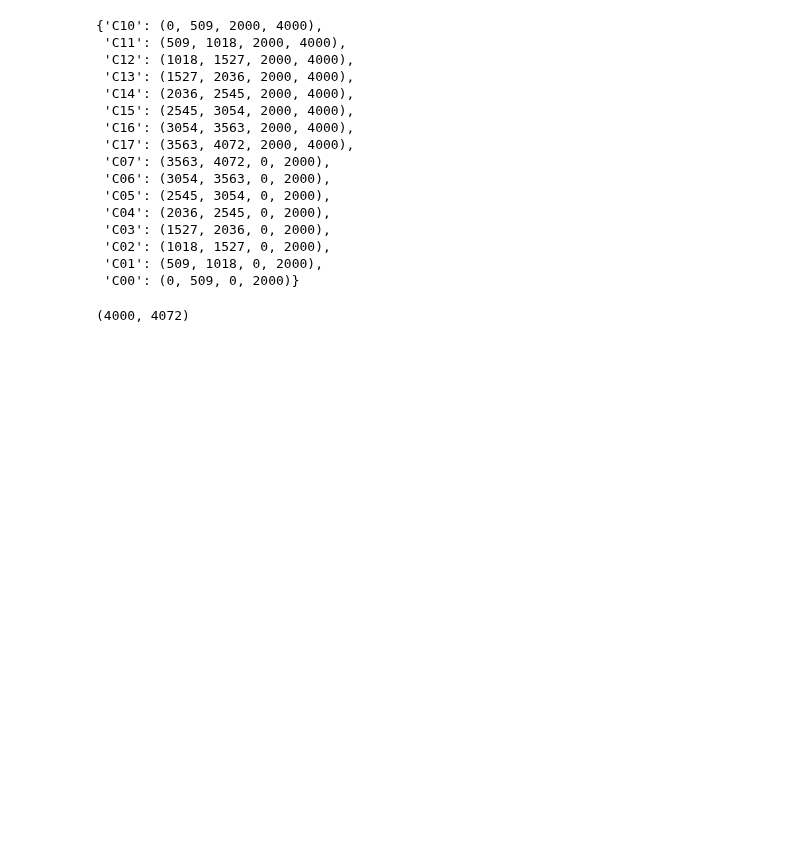
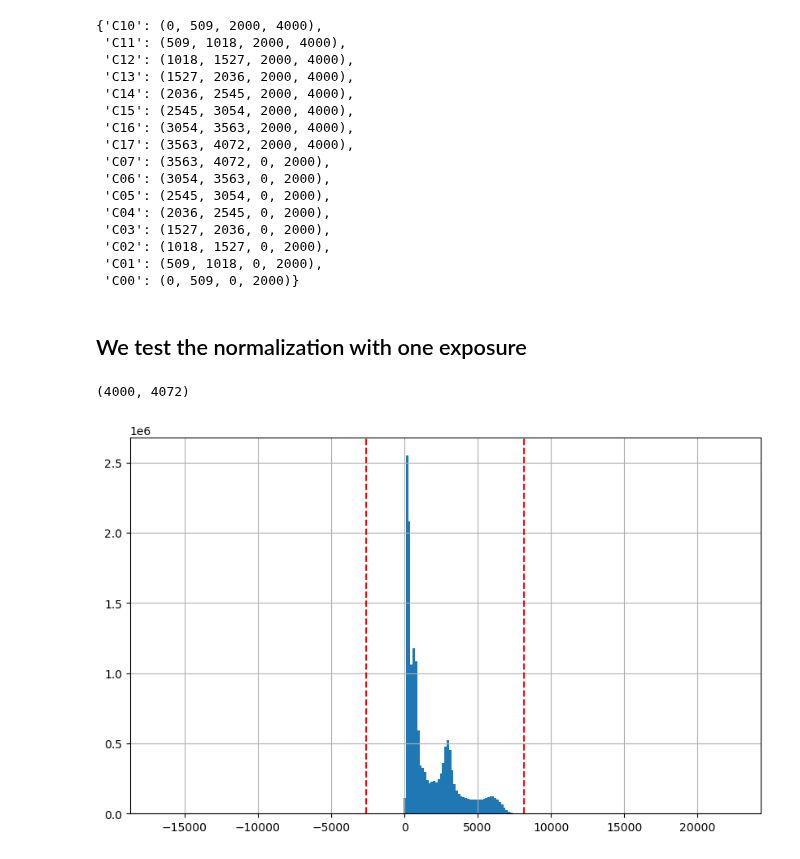
Before and after one commit to mrmonroy/AuxTel_summit_tests_2023, a Jupyter notebook: special_flats_cyl_lens/retrieve_and_analyse_cyl_lens_flats_training.ipynb, the cells around one changed output. Saved outputs shown, nothing was run; the diff lists cells and outputs as text; code cells hidden in the pictures; blank space fills up the shorter version.

```diff
--- a/special_flats_cyl_lens/retrieve_and_analyse_cyl_lens_flats_training.ipynb
+++ b/special_flats_cyl_lens/retrieve_and_analyse_cyl_lens_flats_training.ipynb
@@ -400 +407,3 @@ all_boximg
+# %% [markdown]
+## We test the normalization with one exposure
 # %%
@@ -404,2 +413,15 @@ print(flat0.shape)
 # %% [output]
 (4000, 4072)
+# %%
+fig = plt.figure(figsize=(10,6))
+ax = fig.add_subplot(111)
+_ = ax.hist(exp0.flatten(),bins=1000)
+mu = np.mean(exp0.flatten())
+sigma = np.std(exp0.flatten())
+nsigma = 0.5
+ax.axvline(x=mu-nsigma*sigma,ls='--',color='r')
+ax.axvline(x=mu+nsigma*sigma,ls='--',color='r')
+ax.set_xlim(mu-2.*sigma,mu+2.*sigma)
+ax.grid()
+# %% [output]
+[figure, added]
```
Also changed, not shown: parts of 45 cells of this notebook.
